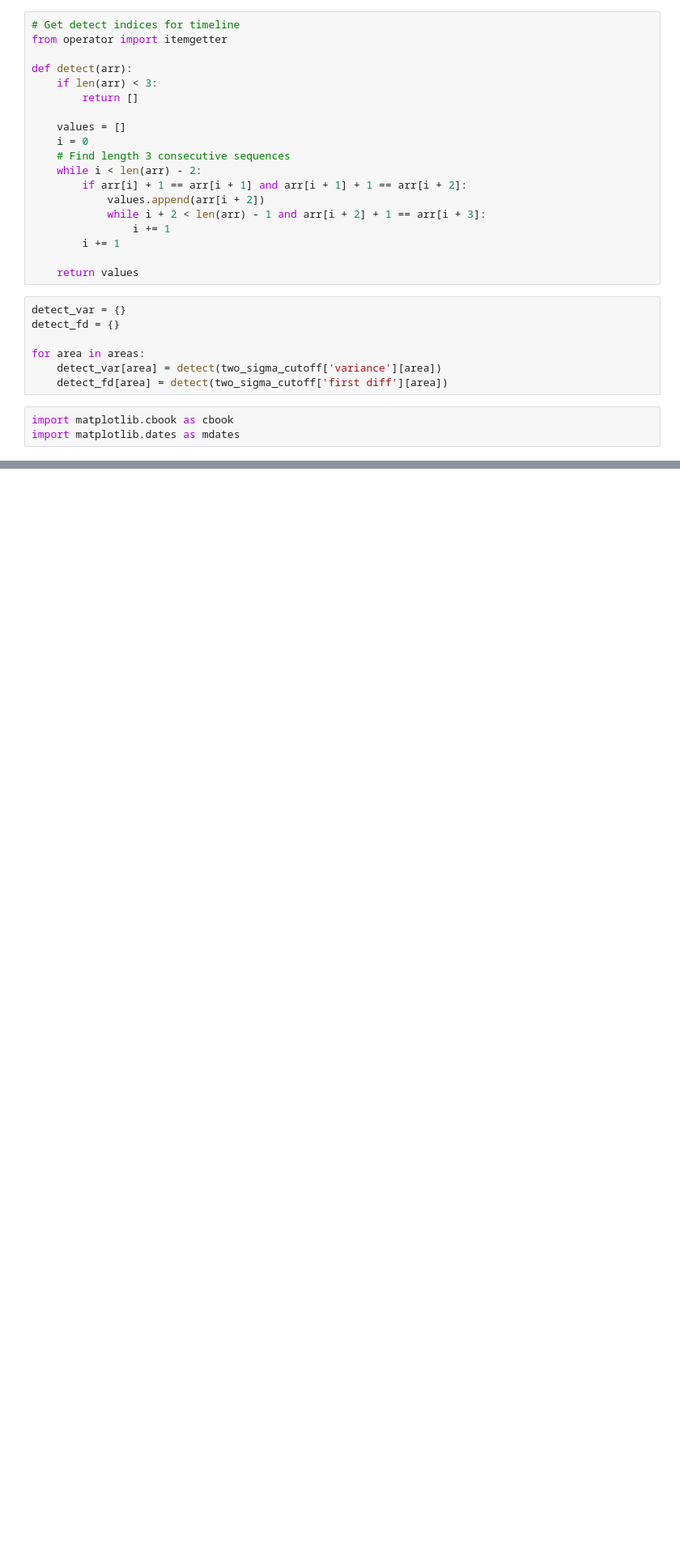
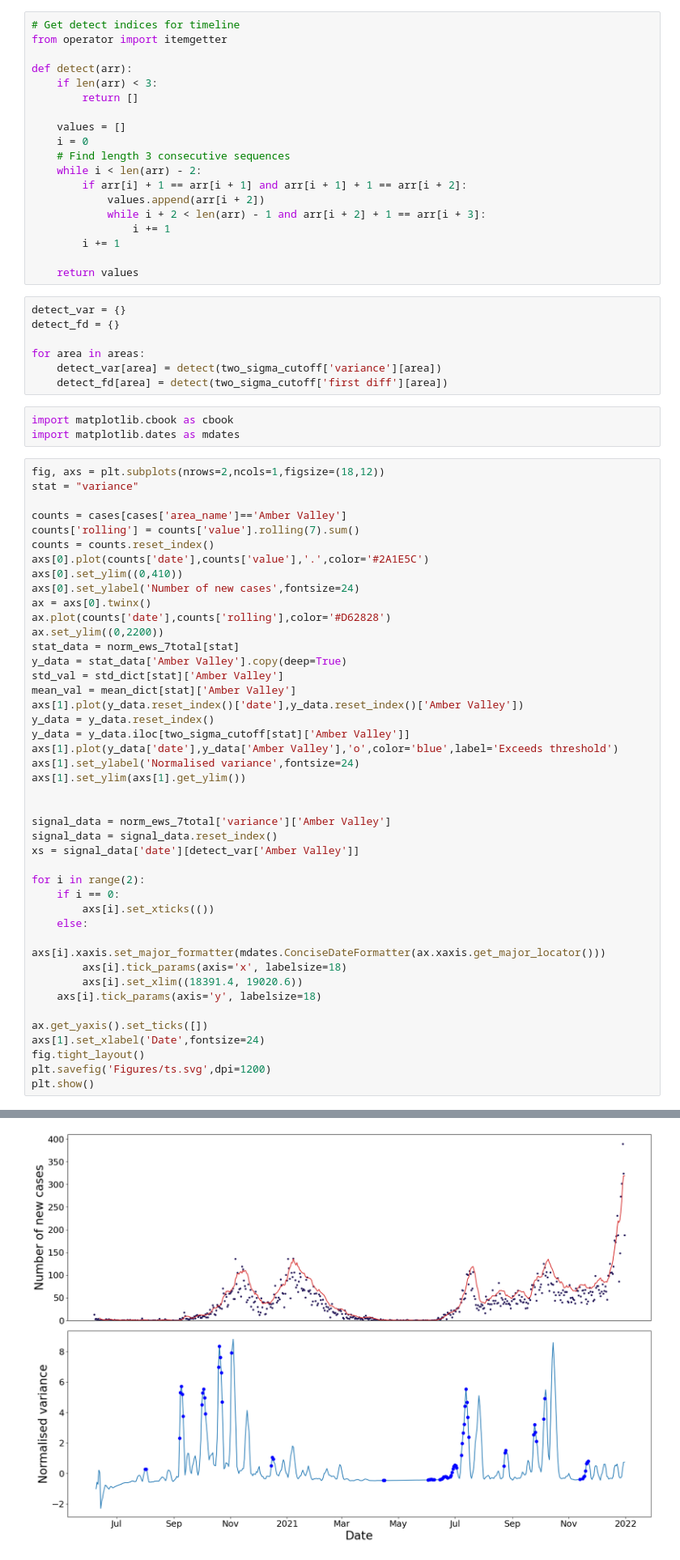
Before and after one commit to joshlooks/COVIDews, a Jupyter notebook: methods_diagram.ipynb, the cells around one changed output, grey strips where cells are left out. Shown at 81% size. Drawn from its saved outputs; the diff is of its cells as text; blank space fills up the shorter version.

```diff
--- a/methods_diagram.ipynb
+++ b/methods_diagram.ipynb
@@ -138,3 +138,47 @@ for area in areas:
 # %%
 import matplotlib.cbook as cbook
 import matplotlib.dates as mdates
+# %%
+fig, axs = plt.subplots(nrows=2,ncols=1,figsize=(18,12))
+stat = "variance"
+
+counts = cases[cases['area_name']=='Amber Valley']
+counts['rolling'] = counts['value'].rolling(7).sum()
+counts = counts.reset_index()
+axs[0].plot(counts['date'],counts['value'],'.',color='#2A1E5C')
+axs[0].set_ylim((0,410))
+axs[0].set_ylabel('Number of new cases',fontsize=24)
+ax = axs[0].twinx()
+ax.plot(counts['date'],counts['rolling'],color='#D62828')
+ax.set_ylim((0,2200))
+stat_data = norm_ews_7total[stat]
+y_data = stat_data['Amber Valley'].copy(deep=True)
+std_val = std_dict[stat]['Amber Valley']
+mean_val = mean_dict[stat]['Amber Valley']
+axs[1].plot(y_data.reset_index()['date'],y_data.reset_index()['Amber Valley'])
+y_data = y_data.reset_index()
+y_data = y_data.iloc[two_sigma_cutoff[stat]['Amber Valley']]
+axs[1].plot(y_data['date'],y_data['Amber Valley'],'o',color='blue',label='Exceeds threshold')
+axs[1].set_ylabel('Normalised variance',fontsize=24)
+axs[1].set_ylim(axs[1].get_ylim())
+
+
+signal_data = norm_ews_7total['variance']['Amber Valley']
+signal_data = signal_data.reset_index()
+xs = signal_data['date'][detect_var['Amber Valley']]
+
+for i in range(2):
+    if i == 0:
+        axs[i].set_xticks(())
+    else:
+        axs[i].xaxis.set_major_formatter(mdates.ConciseDateFormatter(ax.xaxis.get_major_locator()))
+        axs[i].tick_params(axis='x', labelsize=18)
+        axs[i].set_xlim((18391.4, 19020.6))
+    axs[i].tick_params(axis='y', labelsize=18)
+
+ax.get_yaxis().set_ticks([])
+axs[1].set_xlabel('Date',fontsize=24)
+fig.tight_layout()
+plt.savefig('Figures/ts.svg',dpi=1200)
+plt.show()
+# %% [output]
@@ -141 +190,2 @@ import matplotlib.dates as mdates
+[figure, added]
 # %%
```
Also changed, not shown: parts of 3 cells of this notebook, 27 other files.
